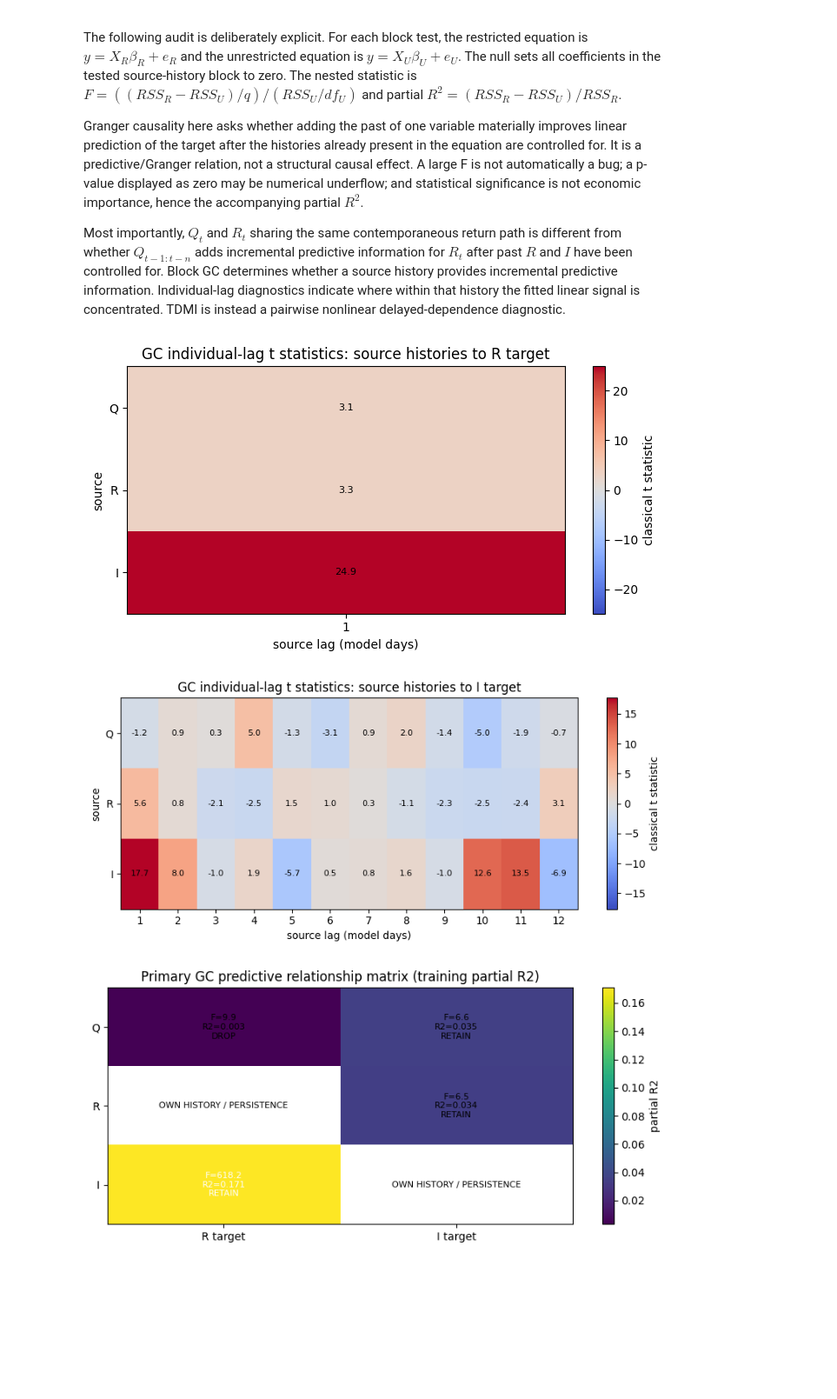
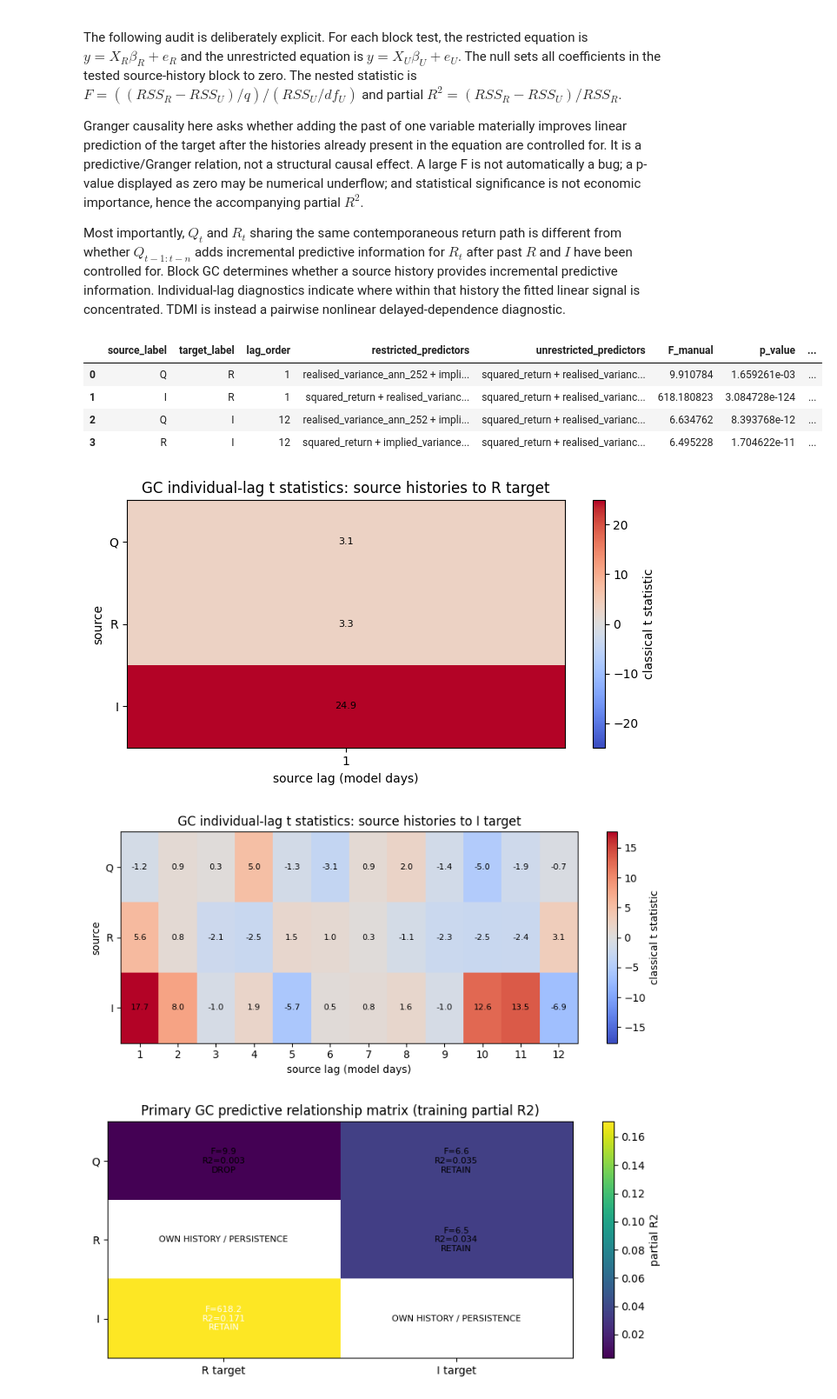
Before and after one commit to JivN24/HSBC-AN-RN, a Jupyter notebook: CODEWORK/Linus' Task Re-Do/16_empirical_gc_tdmi_dependence_structure.ipynb, the cells around one changed output. Shown at 87% size. Drawn from its saved outputs; the diff is of its cells as text; code cells hidden in the pictures; blank space fills up the shorter version.

Commit message:
Additional Table in 16

```diff
--- a/CODEWORK/Linus' Task Re-Do/16_empirical_gc_tdmi_dependence_structure.ipynb
+++ b/CODEWORK/Linus' Task Re-Do/16_empirical_gc_tdmi_dependence_structure.ipynb
@@ -1253,6 +1253,22 @@ Granger causality here asks whether adding the past of one variable materially i
 
 Most importantly, $Q_t$ and $R_t$ sharing the same contemporaneous return path is different from whether $Q_{t-1:t-n}$ adds incremental predictive information for $R_t$ after past $R$ and $I$ have been controlled for. Block GC determines whether a source history provides incremental predictive information. Individual-lag diagnostics indicate where within that history the fitted linear signal is concentrated. TDMI is instead a pairwise nonlinear delayed-dependence diagnostic.
 # %%
+display(
+    gc_model_comparisons.loc[
+        gc_model_comparisons["split"].eq("train"),
+        [
+            "source_label",
+            "target_label",
+            "lag_order",
+            "restricted_predictors",
+            "unrestricted_predictors",
+            "F_manual",
+            "p_value",
+            "partial_R2",
+            "retain_flag",
+        ],
+    ]
+)
 # This cell is intentionally run after Parts A-C. It creates the requested audit exports for the primary WEEKDAY_NORM branch only.
 PRIMARY_GC=norm_gcblocks.copy(); PRIMARY_GC['iv_specification']=PRIMARY_IV_SPECIFICATION
 assert PRIMARY_GC.same_row_index.all() and np.allclose(PRIMARY_GC.F_manual,PRIMARY_GC.F_library,rtol=1e-10,atol=1e-10)
@@ -1360,33 +1376,38 @@ show_tdmi_heatmap('R'); show_tdmi_heatmap('I')
 # Fast synthetic implementation test; it is never mixed with the empirical evidence.
 rng=np.random.default_rng(RANDOM_SEED); T=1800; x=rng.normal(size=T); z=rng.normal(size=T); y=np.zeros(T)
 for t in range(1,T): y[t]=.45*y[t-1]+.55*x[t-1]+rng.normal(scale=.7)
 unit=pd.DataFrame({'y':y,'x':x,'z':z}); unit['y_lag1']=unit.y.shift(1); unit['x_lag1']=unit.x.shift(1); unit['z_lag1']=unit.z.shift(1); unit=unit.dropna(); yu=unit.y.to_numpy(); Xu=sm.add_constant(unit[['y_lag1','x_lag1','z_lag1']].to_numpy()); Xx=Xu[:,[0,1,3]]; Xz=Xu[:,[0,1,2]]; U=sm.OLS(yu,Xu).fit(); RX=sm.OLS(yu,Xx).fit(); RZ=sm.OLS(yu,Xz).fit(); F_x=((RX.ssr-U.ssr)/(1))/(U.ssr/U.df_resid); F_z=((RZ.ssr-U.ssr)/(1))/(U.ssr/U.df_resid); F_x_library=U.compare_f_test(RX)[0]; F_z_library=U.compare_f_test(RZ)[0]
 synthetic_gc_unit_test=pd.DataFrame([{'label':'IMPLEMENTATION UNIT TEST ONLY: X block','F_manual':F_x,'F_library':F_x_library,'p_value':stats.f.sf(F_x,1,U.df_resid),'same_rows':len(unit)==len(yu)},{'label':'IMPLEMENTATION UNIT TEST ONLY: Z block','F_manual':F_z,'F_library':F_z_library,'p_value':stats.f.sf(F_z,1,U.df_resid),'same_rows':len(unit)==len(yu)}])
 assert np.isclose(F_x,F_x_library,rtol=1e-10) and np.isclose(F_z,F_z_library,rtol=1e-10) and stats.f.sf(F_x,1,U.df_resid)<.001 and stats.f.sf(F_z,1,U.df_resid)>.05
 
 final_rows=[]
 for edge,source,target,p in norm_edge_specs:
     tr=PRIMARY_GC[(PRIMARY_GC.source.eq(source))&(PRIMARY_GC.target.eq(target))&(PRIMARY_GC.split.eq('train'))].iloc[0]; va=PRIMARY_GC[(PRIMARY_GC.source.eq(source))&(PRIMARY_GC.target.eq(target))&(PRIMARY_GC.split.eq('validation'))].iloc[0]; te=PRIMARY_GC[(PRIMARY_GC.source.eq(source))&(PRIMARY_GC.target.eq(target))&(PRIMARY_GC.split.eq('test'))].iloc[0]; td=norm_tdmi_summary[norm_tdmi_summary.edge_id.eq(edge)].iloc[0]; retain=bool(tr.holm_reject and va.holm_reject); reason='Retained: block GC survives Holm in both TRAIN and VALIDATION.' if retain else 'Dropped: Q history is contemporaneously related to R but fails the pre-specified Holm-corrected TRAIN/VALIDATION block-GC retention rule.' if edge=='squared_return_to_realised_variance' else 'Dropped: block GC fails the pre-specified Holm-corrected TRAIN/VALIDATION retention rule.'
     final_rows.append({'source':short[source],'target':short[target],'selected_order':p,'F_train':tr.F_manual,'p_train':tr.p_value,'p_holm_train':tr.holm_adjusted_p_value,'partial_R2_train':tr.partial_R2,'F_validation':va.F_manual,'p_validation':va.p_value,'p_holm_validation':va.holm_adjusted_p_value,'partial_R2_validation':va.partial_R2,'F_test_NOT_USED_FOR_SELECTION':te.F_manual,'p_test_NOT_USED_FOR_SELECTION':te.p_value,'HAC_train':tr.HAC_p,'HAC_validation':va.HAC_p,'TDMI_peak_train':td.training_tdmi_peak_lag,'TDMI_support':bool(td.training_tdmi_support),'final_retain':retain,'reason':reason})
 final_predictive_structure_audit=pd.DataFrame(final_rows)
 expected=(weekday_norm_n==1 and weekday_norm_m==12 and Q_TO_R_DECISION=='DROP' and bool(final_predictive_structure_audit.query("source=='I' and target=='R'").final_retain.iloc[0]) and bool(final_predictive_structure_audit.query("source=='Q' and target=='I'").final_retain.iloc[0]) and bool(final_predictive_structure_audit.query("source=='R' and target=='I'").final_retain.iloc[0]))
 STRUCTURE_CHANGED=not expected; DOWNSTREAM_STATUS='NO RECOMPUTATION REQUIRED FROM N16 AUDIT' if not STRUCTURE_CHANGED else 'N17-N21 ARE STALE AND MUST NOT BE TREATED AS AUTHORITATIVE UNTIL RERUN.'
 audit_exports={'16_gc_large_f_audit.csv':gc_large_f_audit,'16_gc_model_comparisons.csv':gc_model_comparisons,'16_q_to_r_sanity_audit.csv':q_to_r_sanity_audit,'16_gc_predictive_matrix.csv':gc_predictive_matrix,'16_gc_source_target_lag_diagnostics.csv':gc_source_target_lag_diagnostics,'16_tdmi_source_target_lag_matrix.csv':tdmi_source_target_lag_matrix,'16_final_predictive_structure_audit.csv':final_predictive_structure_audit}
 for name,frame in audit_exports.items(): out=frame.copy(); out.insert(0,'RUN_ID',RUN_ID); out.to_csv(PROCESSED_DIR/name,index=False); assert len(pd.read_csv(PROCESSED_DIR/name))==len(out)
 large_primary=gc_large_f_audit[gc_large_f_audit.iv_specification.eq(PRIMARY_IV_SPECIFICATION)].sort_values('classical_F',ascending=False).iloc[0]
 print('N16 METHODOLOGICAL AUDIT\n---------------------------------------------')
 print('Manual F-test implementation verified: YES')
 print('Restricted/unrestricted same rows: YES')
 print(f"Large-F source/target: {large_primary.source_label} -> {large_primary.target_label} ({large_primary.split})")
 print(f"Large-F value: {large_primary.F_manual:.6f}; partial R2: {large_primary.partial_R2:.6f}; status: {large_primary.large_F_status}")
 print(f"Extreme-p reporting corrected: YES; Final n: {weekday_norm_n}; Final m: {weekday_norm_m}; Q -> R decision: {Q_TO_R_DECISION}")
 print('I -> R decision: '+('RETAIN' if bool(final_predictive_structure_audit.query("source=='I' and target=='R'").final_retain.iloc[0]) else 'DROP'))
 print('Q -> I decision: '+('RETAIN' if bool(final_predictive_structure_audit.query("source=='Q' and target=='I'").final_retain.iloc[0]) else 'DROP'))
 print('R -> I decision: '+('RETAIN' if bool(final_predictive_structure_audit.query("source=='R' and target=='I'").final_retain.iloc[0]) else 'DROP'))
 print('GC predictive matrix created: YES; GC lag diagnostics created: YES; TDMI direction audit: PASS; TDMI lag outputs created: YES')
 print(f'Test used for selection: NO; Structure changed: {STRUCTURE_CHANGED}; Downstream N17-N21 stale: {STRUCTURE_CHANGED}')
 display(final_predictive_structure_audit); display(q_to_r_sanity_audit); display(synthetic_gc_unit_test)
 # %% [output]
+|  | source_label | target_label | lag_order | restricted_predictors | unrestricted_predictors | F_manual | p_value | ... |
+| 0 | Q | R | 1 | realised_variance_ann_252 + impli... | squared_return + realised_varianc... | 9.910784 | 1.659261e-03 | ... |
+| 1 | I | R | 1 | squared_return + realised_varianc... | squared_return + realised_varianc... | 618.180823 | 3.084728e-124 | ... |
+| 2 | Q | I | 12 | realised_variance_ann_252 + impli... | squared_return + realised_varianc... | 6.634762 | 8.393768e-12 | ... |
+| 3 | R | I | 12 | squared_return + implied_variance... | squared_return + realised_varianc... | 6.495228 | 1.704622e-11 | ... |
 [figure]
 [figure]
 [figure]
```
Also changed, not shown: parts of 1 cell of this notebook.
